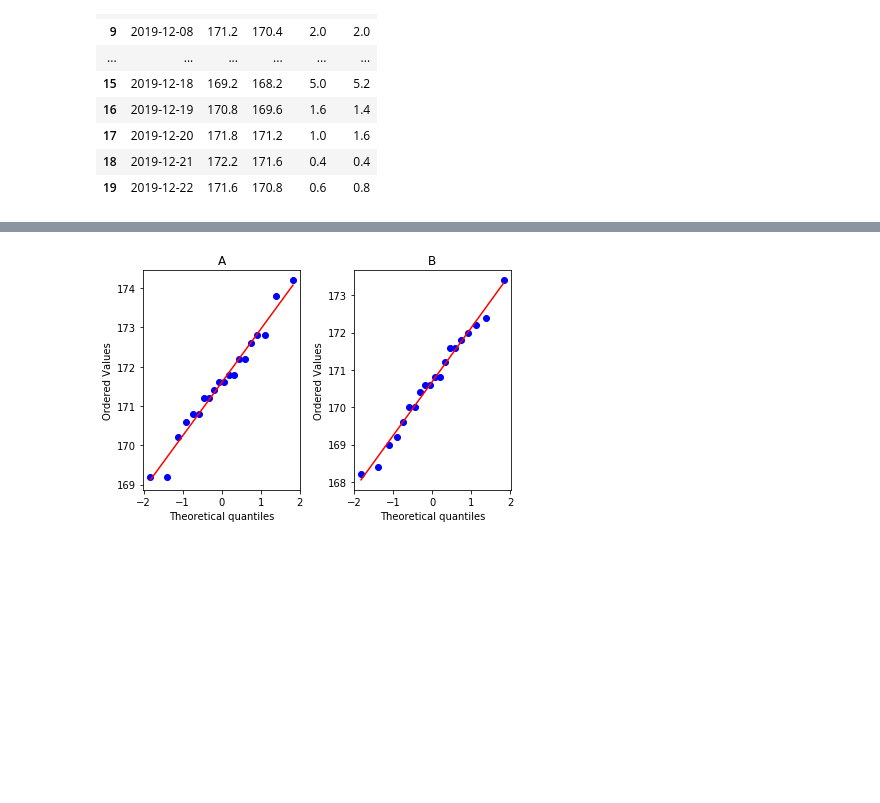
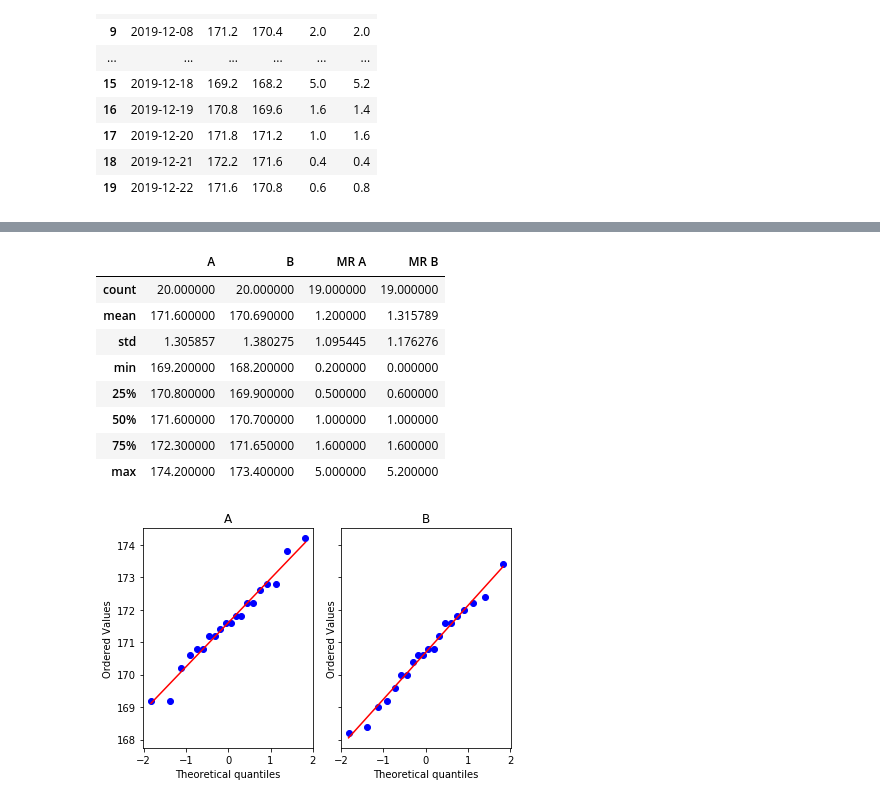
Before and after one commit to rschutjens/spc-mr-charts, a Jupyter notebook: spc_chart.ipynb, the cells around one changed output, grey strips where cells are left out. Saved outputs shown, nothing was run; the diff lists cells and outputs as text; code cells hidden in the pictures; blank space fills up the shorter version.

```diff
--- a/spc_chart.ipynb
+++ b/spc_chart.ipynb
@@ -125,12 +119,21 @@ df.describe()
 # %%
-fig, axes = plt.subplots(nrows=1, ncols=2, tight_layout=True)
+fig, axes = plt.subplots(nrows=1, ncols=2, sharey=True, tight_layout=True)
 axes = axes.flatten()
 
 probplot(df['A'], plot=axes[0])
 axes[0].set_title('A')
 probplot(df['B'], plot=axes[1])
 axes[1].set_title('B')
 
-plt.show()
+df.describe()
 # %% [output]
+|  | A | B | MR A | MR B |
+| count | 20.000000 | 20.000000 | 19.000000 | 19.000000 |
+| mean | 171.600000 | 170.690000 | 1.200000 | 1.315789 |
+| std | 1.305857 | 1.380275 | 1.095445 | 1.176276 |
+| min | 169.200000 | 168.200000 | 0.200000 | 0.000000 |
+| 25% | 170.800000 | 169.900000 | 0.500000 | 0.600000 |
+| 50% | 171.600000 | 170.700000 | 1.000000 | 1.000000 |
+| 75% | 172.300000 | 171.650000 | 1.600000 | 1.600000 |
+| max | 174.200000 | 173.400000 | 5.000000 | 5.200000 |
-[figure, old version]
+[figure, new version]
```
Also changed, not shown: parts of 4 cells of this notebook, 1 other file.
